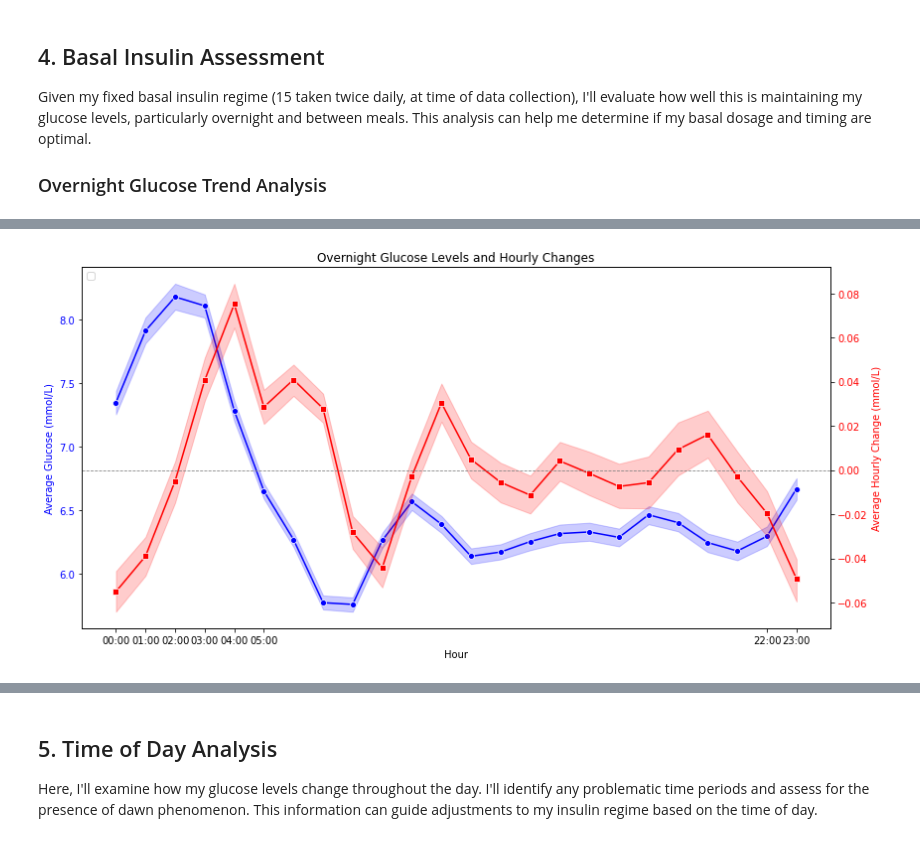
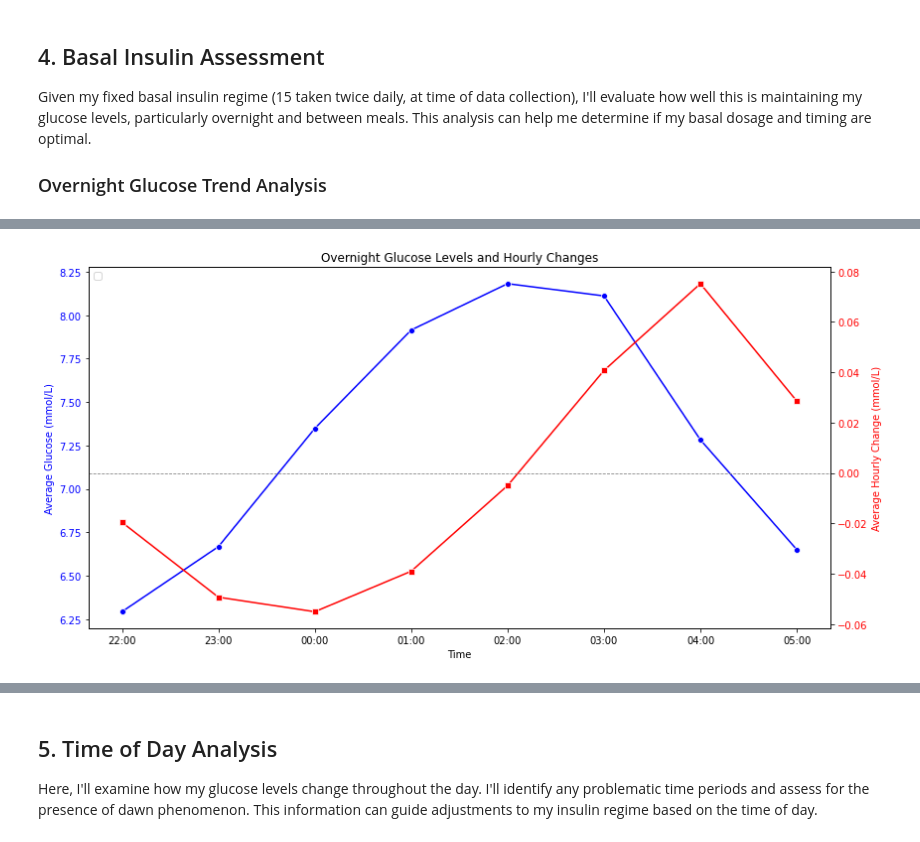
Before and after one commit to Warren8824/simple-glucose-analysis, a Jupyter notebook: glucose_analysis.ipynb, the cells around one changed output, grey strips where cells are left out. Saved outputs shown, nothing was run; the diff lists cells and outputs as text; code cells hidden in the pictures.

Commit message:
overnight trend analysis.

```diff
--- a/glucose_analysis.ipynb
+++ b/glucose_analysis.ipynb
@@ -672,37 +684,37 @@ trend_df = trend_df.sort_values('hour_order')
 # %%
-# Create plot of Overnight Glucose Trends
 fig, ax1 = plt.subplots(figsize=(12, 6))
 
 # Plot average glucose
-sns.lineplot(x='hour', y='glucose', data=df, ax=ax1, color='blue', marker='o')
-ax1.set_xlabel('Hour')
+sns.lineplot(x='hour_order', y='glucose', data=trend_df, ax=ax1, color='blue', marker='o')
+ax1.set_xlabel('Time')
 ax1.set_ylabel('Average Glucose (mmol/L)', color='blue')
 ax1.tick_params(axis='y', labelcolor='blue')
 
 # Create a twin Axes for hourly change
 ax2 = ax1.twinx()
 
 # Plot hourly change
-sns.lineplot(x='hour', y='change', data=df, ax=ax2, color='red', marker='s')
+sns.lineplot(x='hour_order', y='change', data=trend_df, ax=ax2, color='red', marker='s')
 ax2.set_ylabel('Average Hourly Change (mmol/L)', color='red')
 ax2.tick_params(axis='y', labelcolor='red')
 
 # Add a horizontal line at y=0 for the change axis
 ax2.axhline(y=0, color='gray', linestyle='--', linewidth=0.8)
 
 # Set title
 plt.title('Overnight Glucose Levels and Hourly Changes')
 
 # Set custom x-ticks and labels
-plt.xticks(hour_order, [f"{h:02d}:00" for h in hour_order])
+ax1.set_xticks(range(len(hour_order)))
+ax1.set_xticklabels([f"{h:02d}:00" for h in hour_order])
 
 # Add legend
 lines1, labels1 = ax1.get_legend_handles_labels()
 lines2, labels2 = ax2.get_legend_handles_labels()
 ax1.legend(lines1 + lines2, ['Glucose', 'Change'], loc='upper left')
 
 # Adjust layout and display
 plt.tight_layout()
 plt.show()
 # %% [output]
-[figure, old version]
+[figure, new version]
```
Also changed, not shown: parts of 2 cells of this notebook.
